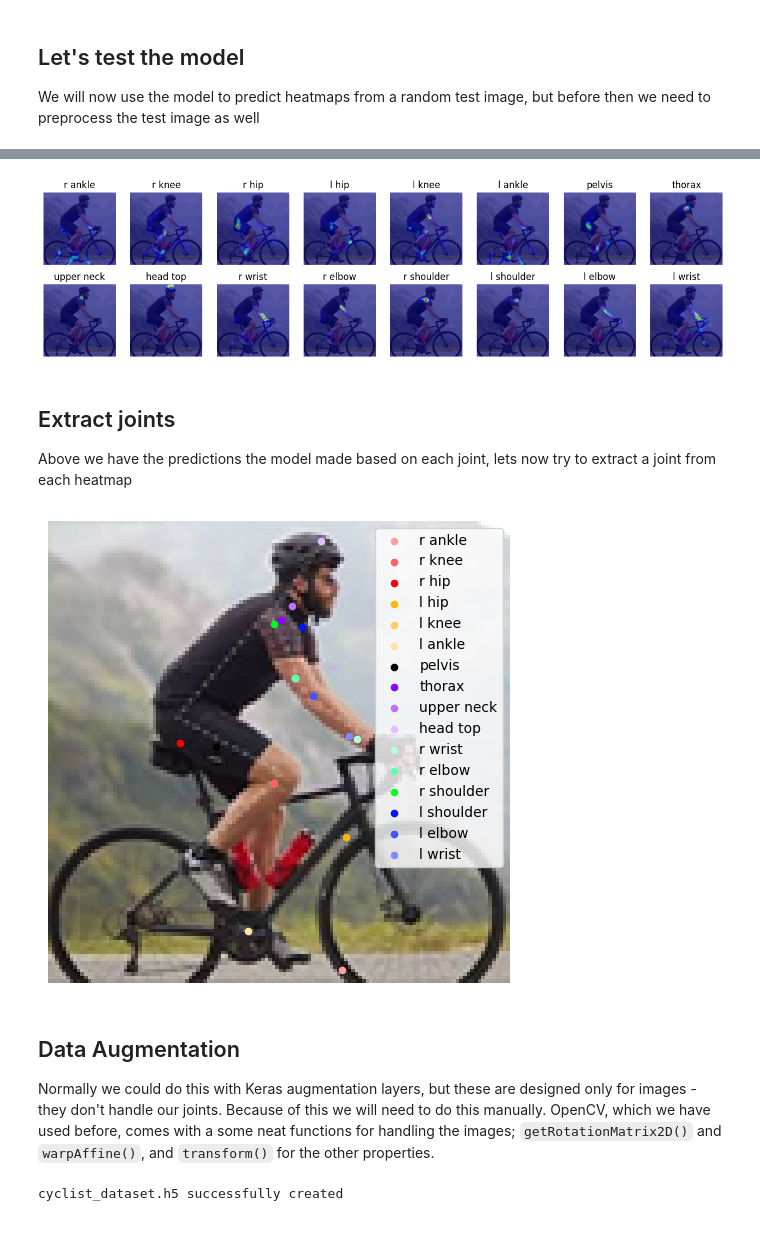
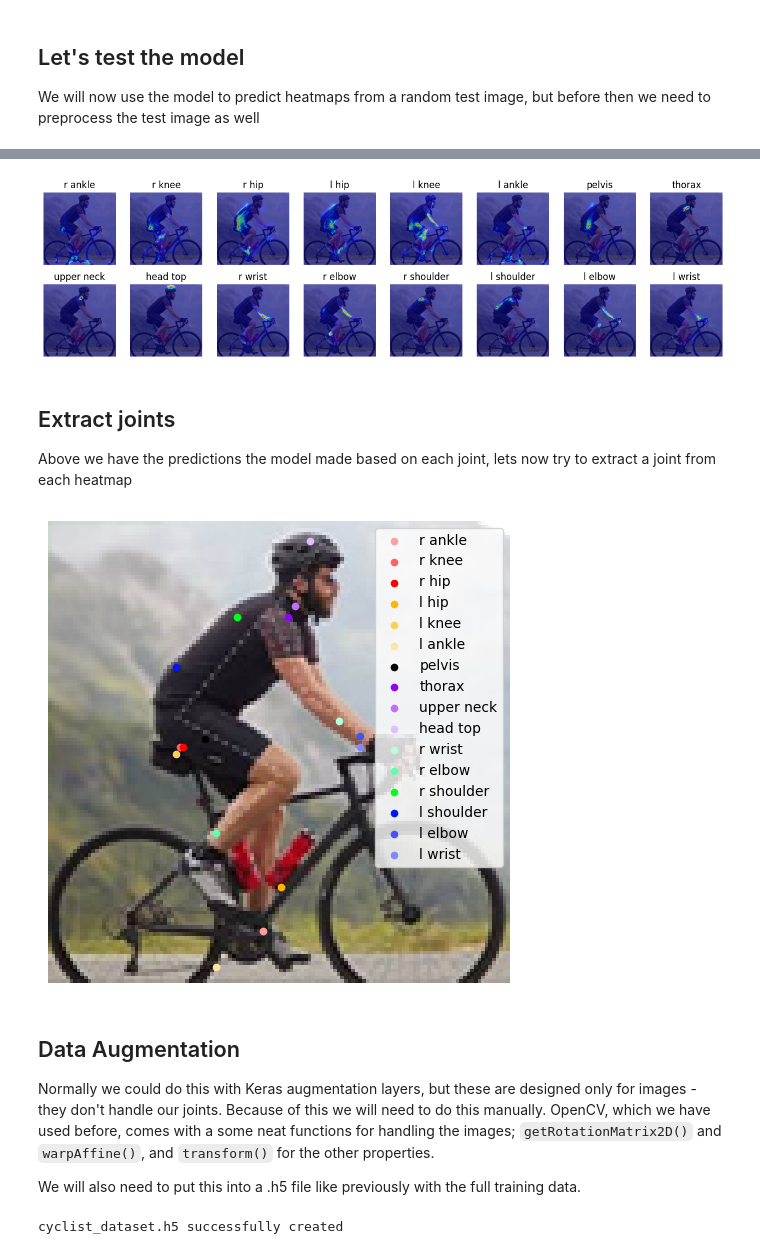
Before and after one commit to williamsaether/BikeFit, a Jupyter notebook: data/exploring.ipynb, the cells around one changed output, grey strips where cells are left out. Saved outputs shown, nothing was run; the diff lists cells and outputs as text; code cells hidden in the pictures.

Commit message:
Train new models with and without data augmentation. Fix training/validation data not working properly.

```diff
--- a/data/exploring.ipynb
+++ b/data/exploring.ipynb
@@ -529,4 +541,4 @@ model.save('model_heatmap_t1_lr1e5-huber-mae_e100-train-val-early_dilation-rate2
 We will now use the model to predict heatmaps from a random test image, but before then we need to preprocess the test image as well
 # %%
 # Optional, load the model from storage
-model = tf.keras.models.load_model('model_latest.keras')
+model = keras.models.load_model('model_heatmap_data-aug.keras')
@@ -574,4 +588,14 @@ def extract_and_plot_joints(image, heatmaps):
     plt.legend(bbox_to_anchor=(1,1))
     plt.axis("off")
     plt.show()
+
+def plot_heatmaps(image, heatmaps):
+    fig, axes = plt.subplots(2, 8, figsize=(16, 4))
+    for i, ax in enumerate(axes.flat):
+        ax.imshow(cv2.cvtColor(np.float32(image), cv2.COLOR_BGR2RGB))
+        ax.imshow(heatmaps[:, :, i], cmap='jet', alpha=0.6)
+        ax.set_title(joints_list[str(i)])
+        ax.axis('off')
+
+    plt.show()
 # %%
@@ -584,28 +608,21 @@ predictions = model.predict(np.expand_dims(input_image, axis=0))
 # %%
 heatmaps = tf.squeeze(predictions)
 
-img = np.float32(input_image)
-
-fig, axes = plt.subplots(2, 8, figsize=(16, 4))
-for i, ax in enumerate(axes.flat):
-    ax.imshow(cv2.cvtColor(img, cv2.COLOR_BGR2RGB))
-    ax.imshow(heatmaps[:, :, i], cmap='jet', alpha=0.6)
-    ax.set_title(joints_list[str(i)])
-    ax.axis('off')
-
-plt.show()
+plot_heatmaps(input_image, heatmaps)
 # %% [output]
-[figure, old version]
+[figure, new version]
 # %% [markdown]
 ## Extract joints
 Above we have the predictions the model made based on each joint, lets now try to extract a joint from each heatmap
 # %%
 extract_and_plot_joints(input_image, heatmaps)
 # %% [output]
-[figure, old version]
+[figure, new version]
 # %% [markdown]
 ## Data Augmentation
 Normally we could do this with Keras augmentation layers, but these are designed only for images - they don't handle our joints. Because of this we will need to do this manually. OpenCV, which we have used before, comes with a some neat functions for handling the images; `getRotationMatrix2D()` and `warpAffine()`, and `transform()` for the other properties.
+
+We will also need to put this into a .h5 file like previously with the full training data.
 # %%
 cyclist_data = []
 for ann in data:
```
Also changed, not shown: parts of 21 cells of this notebook.
